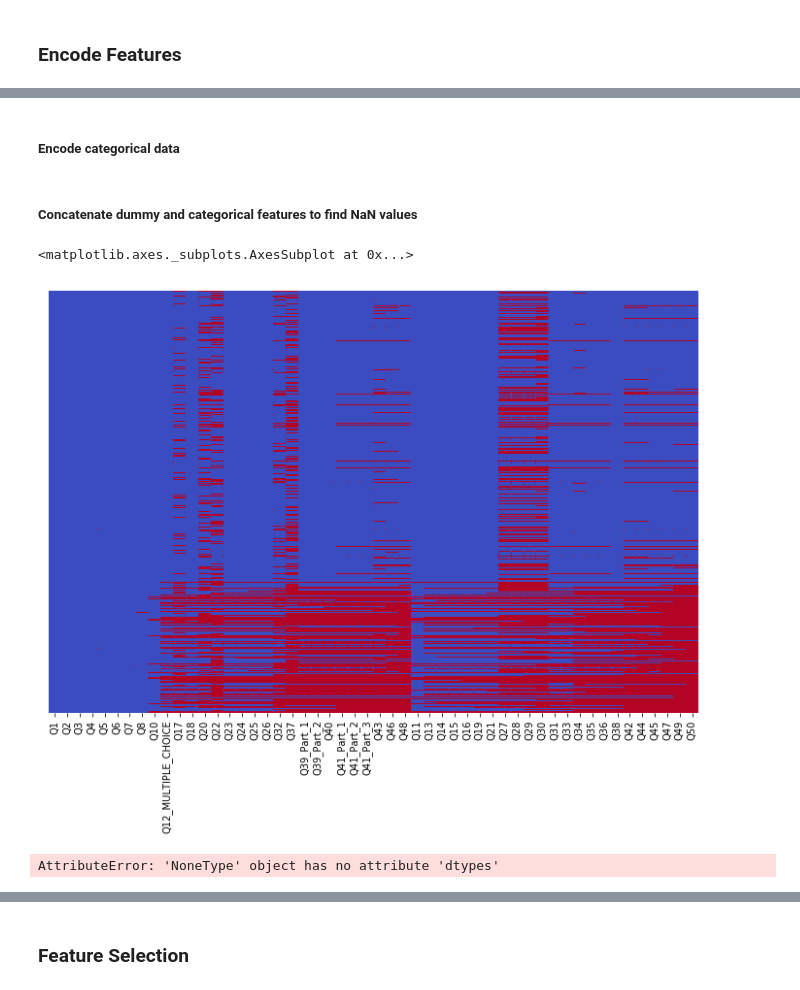
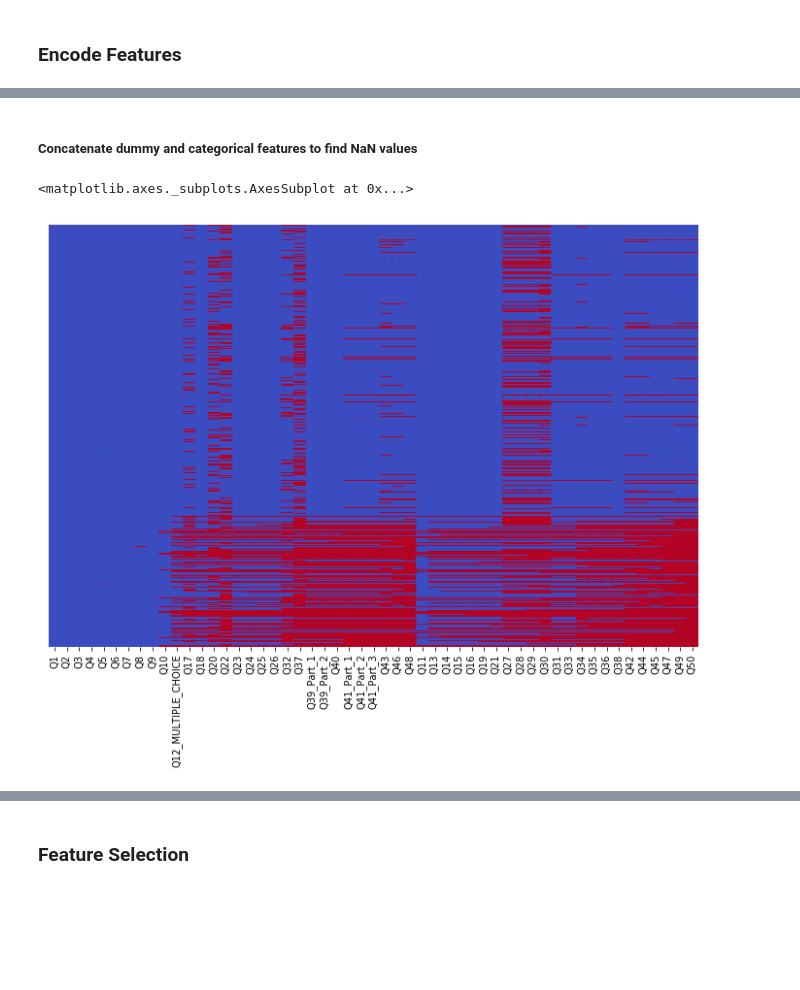
Before and after one commit to aarontan-git/salary_classification, a Jupyter notebook: A1 Good.ipynb, the cells around one changed output, grey strips where cells are left out. Cells and saved outputs as stored; diff of their text form; code cells hidden in the pictures; blank space fills up the shorter version.

Commit message:
finished cleaning data

```diff
--- a/A1 Good.ipynb
+++ b/A1 Good.ipynb
@@ -37,8 +41,8 @@ def remove_words(col_name, unwanted_words):
     data[col_name] = data[col_name].str.replace(pat, '')
     data[col_name] = data[col_name].str.strip()
 # %%
-# # convert salary in to categorical data
-# data.Q9 = pd.Categorical(data.Q9)
+# convert salary in to categorical data
+data.Q9 = pd.Categorical(data.Q9)
 # %%
 # Label the salary range for data exploration
 def encode_salary(salary):
@@ -182,12 +257,15 @@ data.loc[value_mask,'Q7'] = "Other"
 # There's 76 missing values - Should just remove it
 how_many_nan(data['Q8'])
 # Recategorize YOE
-data['Q8'] = data['Q8'].replace('0-1', '0-3') # 0-3 years
-data['Q8'] = data['Q8'].replace('1-2', '0-3')
-data['Q8'] = data['Q8'].replace('2-3', '0-3')
-data['Q8'] = data['Q8'].replace('3-4', '3-5') # 3-5 years
-data['Q8'] = data['Q8'].replace('4-5', '3-5')
-data['Q8'] = data['Q8'].replace('20-25', '20-30') # 20-30 years
-data['Q8'] = data['Q8'].replace('25-30', '20-30')
+data['Q8'] = data['Q8'].replace('0-1', '0-5') # 0-5 years
+data['Q8'] = data['Q8'].replace('1-2', '0-5')
+data['Q8'] = data['Q8'].replace('2-3', '0-5')
+data['Q8'] = data['Q8'].replace('3-4', '0-5')
+data['Q8'] = data['Q8'].replace('4-5', '0-5')
+data['Q8'] = data['Q8'].replace('10-15', '10-20')# 10-20
+data['Q8'] = data['Q8'].replace('15-20', '10-20')
+data['Q8'] = data['Q8'].replace('20-25', '20+') # 20+
+data['Q8'] = data['Q8'].replace('25-30', '20+')
+data['Q8'] = data['Q8'].replace('30 +', '20+')
 # sns.catplot(x='Q8', y='Salary_label', data=data, order=['0-3','3-5','5-10','10-15','15-20','20-30','30 +'], kind="box").fig.set_size_inches(10,5)
 # plt.ylim(0, 300000) # limit the y axis to 300000
@@ -193,0 +288,11 @@ data['Q8'] = data['Q8'].replace('25-30', '20-30')
+# %%
+data['Q25'] = data['Q25'].replace('< 1 year', '0-5')
+data['Q25'] = data['Q25'].replace('1-2 years', '0-5')
+data['Q25'] = data['Q25'].replace('2-3 years', '0-5')
+data['Q25'] = data['Q25'].replace('I have never studied machine learning but plan to learn in the future', '0-5')
+data['Q25'] = data['Q25'].replace('I have never studied machine learning and I do not plan to', '0-5')
+data['Q25'] = data['Q25'].replace('3-4 years', '0-5')
+data['Q25'] = data['Q25'].replace('4-5 years', '0-5')
+data['Q25'] = data['Q25'].replace('5-10 years', '5+')
+data['Q25'] = data['Q25'].replace('10-15 years', '5+')
+data['Q25'] = data['Q25'].replace('20+ years', '5+')
@@ -194,3 +316,8 @@ data['Q8'] = data['Q8'].replace('25-30', '20-30')
+# %%
+data['Q26'] = data['Q26'].replace('Probably yes', 'Yes')
+data['Q26'] = data['Q26'].replace('Probably not', 'No')
+data['Q26'] = data['Q26'].replace('Definitely yes', 'Yes')
+data['Q26'] = data['Q26'].replace('Definitely not', 'No')
 # %% [markdown]
 #### Q40
 # %%
@@ -305,8 +382,6 @@ fill_info.col2num('Q34', 1, 6)# Q34
 Q34_combined = combine_col.sum_int('Q34',1,6)
 fill_info.col2num('Q35', 1, 6)# Q35
 Q35_combined = combine_col.sum_int('Q35',1,6)
-# %% [markdown]
-##### Encode categorical data
 # %%
 Q11_features, Q11_combined = encode_col('Q11', 1, 7)
 Q13_features, Q13_combined = encode_col('Q13', 1, 15)
@@ -336,13 +443,14 @@ Q50_features, Q50_combined = encode_col('Q50', 1, 8)
 # %%
 # new data frame with all the combined columns
 cat_encoded = pd.concat([Q11_combined, Q13_combined, Q14_combined, Q15_combined, Q16_combined, Q19_combined, Q21_combined, Q27_combined, Q28_combined, Q29_combined, Q30_combined, Q31_combined, Q33_combined, Q34_combined, Q35_combined, Q36_combined, Q38_combined, Q42_combined, Q44_combined, Q45_combined, Q47_combined, Q49_combined, Q50_combined],axis=1)
 cat_encoded.columns = ['Q11','Q13','Q14','Q15','Q16','Q19','Q21','Q27','Q28','Q29','Q30','Q31','Q33','Q34','Q35','Q36','Q38','Q42','Q44','Q45','Q47','Q49','Q50']
 # new data frame with all the ones that were made dummy
-dummy_encoded = pd.concat([data['Q1'],data['Q2'],data['Q3'],data['Q4'],data['Q5'],data['Q6'],data['Q7'],data['Q8'],data['Q10'],data['Q12_MULTIPLE_CHOICE'],data['Q17'],data['Q18'],data['Q20'],data['Q22'],data['Q23'],data['Q24'],data['Q25'],data['Q26'],data['Q32'],data['Q37'],data['Q39_Part_1'],data['Q39_Part_2'],data['Q40'],data['Q41_Part_1'],data['Q41_Part_2'],data['Q41_Part_3'],data['Q43'],data['Q46'],data['Q48']], axis=1)
-# Check missing values from the whole data set
+dummy_encoded = pd.concat([data['Q1'],data['Q2'],data['Q3'],data['Q4'],data['Q5'],data['Q6'],data['Q7'],data['Q8'],data['Q9'],data['Q10'],data['Q12_MULTIPLE_CHOICE'],data['Q17'],data['Q18'],data['Q20'],data['Q22'],data['Q23'],data['Q24'],data['Q25'],data['Q26'],data['Q32'],data['Q37'],data['Q39_Part_1'],data['Q39_Part_2'],data['Q40'],data['Q41_Part_1'],data['Q41_Part_2'],data['Q41_Part_3'],data['Q43'],data['Q46'],data['Q48']], axis=1)
+# Check missing values from the whole encoded data set
 encoded_all = pd.concat([dummy_encoded, cat_encoded], axis=1)
+# plot nan
 fig, ax = plt.subplots(figsize=(12,8))
 sns.heatmap(encoded_all.isnull(), cmap='coolwarm', yticklabels=False, cbar=False, ax=ax)
 # %% [output]
 <matplotlib.axes._subplots.AxesSubplot at 0x...>
-[figure, old version]
+[figure, new version]
@@ -351,4 +456,0 @@ sns.heatmap(encoded_all.isnull(), cmap='coolwarm', yticklabels=False, cbar=False
-# %%
-new_data.dtypes
-# %% [output]
-AttributeError: 'NoneType' object has no attribute 'dtypes'
```
Also changed, not shown: parts of 58 cells of this notebook, 1 other file.
